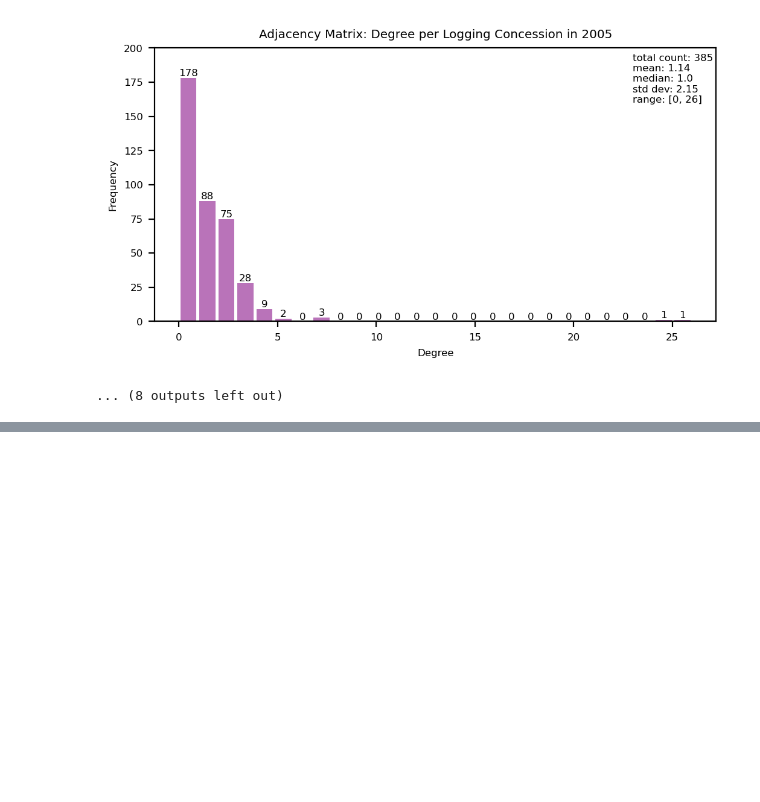
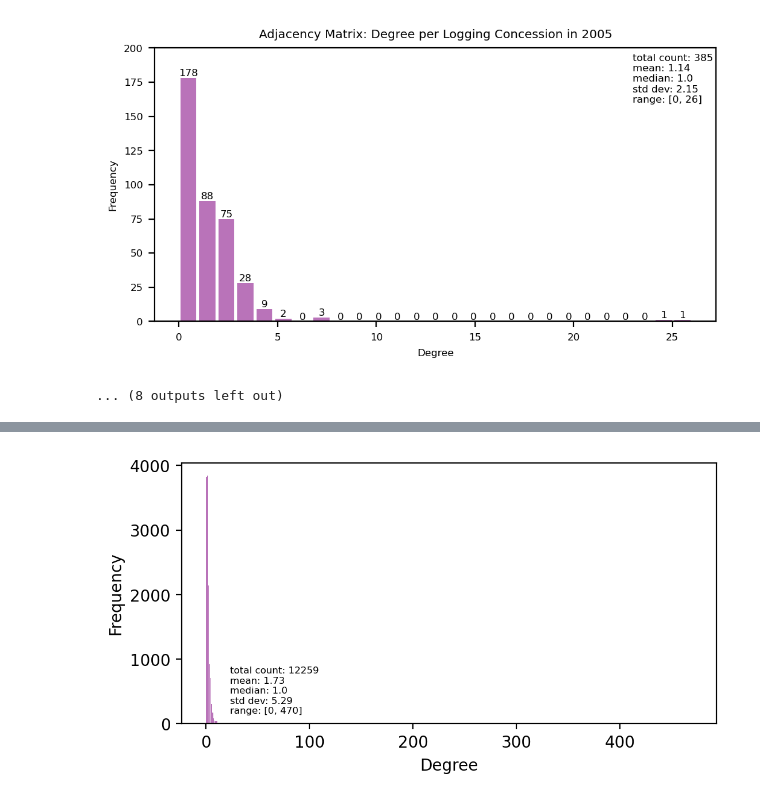
Before and after one commit to SarahZhang25/indonesia-deforestation, a Jupyter notebook: adjacencies.ipynb, the cells around one changed output, grey strips where cells are left out. Cells and saved outputs as stored; diff of their text form; code cells hidden in the pictures; blank space fills up the shorter version.

```diff
--- a/adjacencies.ipynb
+++ b/adjacencies.ipynb
@@ -113,7 +136,17 @@ for indx, polygon in enumerate(gdf.loc[:, "geometry"]):
 # adj_mat
 # %%
 def make_hist(data, title = '', show_bar_label = True, show_stats = True, ax=None, ylim = None):
-
+    """
+    function which plots histograms of a given array of data with some basic summary statistics (total count, mean, medium, std dev, range)
+    args:
+        data: array of data to plot
+        show_bar_label: Bool, if True labels each of the bars on the histogram with the count in that bucket/bar
+        show_stats: Bool, if True shows summary statistics
+        ax: mpl plot parameter
+        ylim: optional, set ylim of the plot
+    output:
+        shows histogram, no return val
+    """
     if ax == None:
         fig, ax = plt.subplots(figsize = (6,3))
     # else:
@@ -235,0 +284,8 @@ array([ 0,  1,  2,  3,  4,  5,  6,  7,  9, 10, 11, 25, 26])
+# %%
+# create adjacency matrix - 2d array
+adj_mat_op = []
+for indx, polygon in enumerate(oilpalm_gdf.loc[:, "geometry"]):
+    row = oilpalm_gdf.set_geometry("buffered").intersects(polygon).astype(int) # compute adjacencies (1 is adjacent, 0 elsewise)
+    row[indx] = 0 # region should not be considered adjacent to itself
+    adj_mat_op.append(np.array(row))
+# adj_mat
@@ -235,0 +301,5 @@ array([ 0,  1,  2,  3,  4,  5,  6,  7,  9, 10, 11, 25, 26])
+# %%
+sums = [sum(row) for row in adj_mat_op]
+make_hist(sums, show_bar_label=False)
+# %% [output]
+[figure, added]
```
Also changed, not shown: parts of 24 cells of this notebook, 35 other files.
